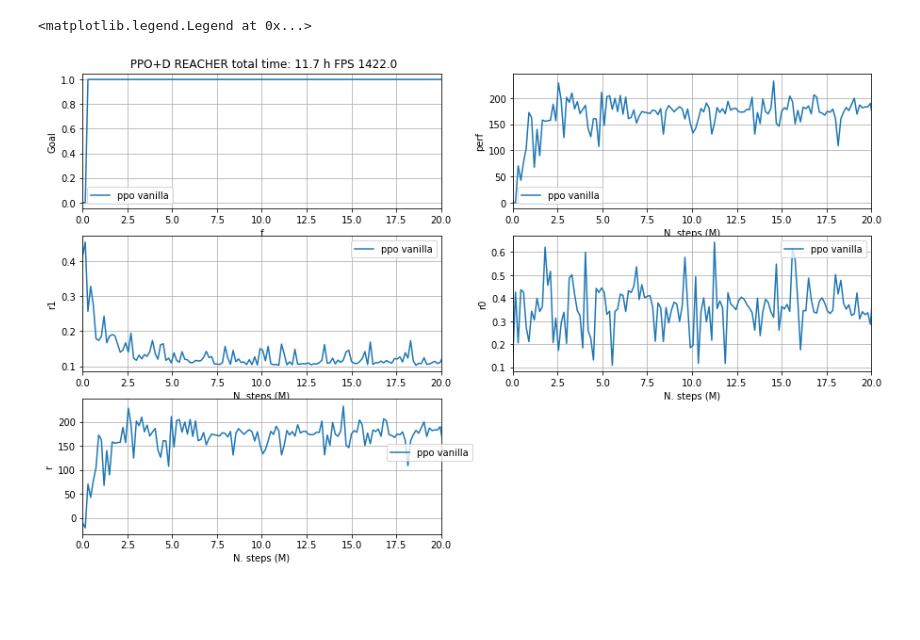
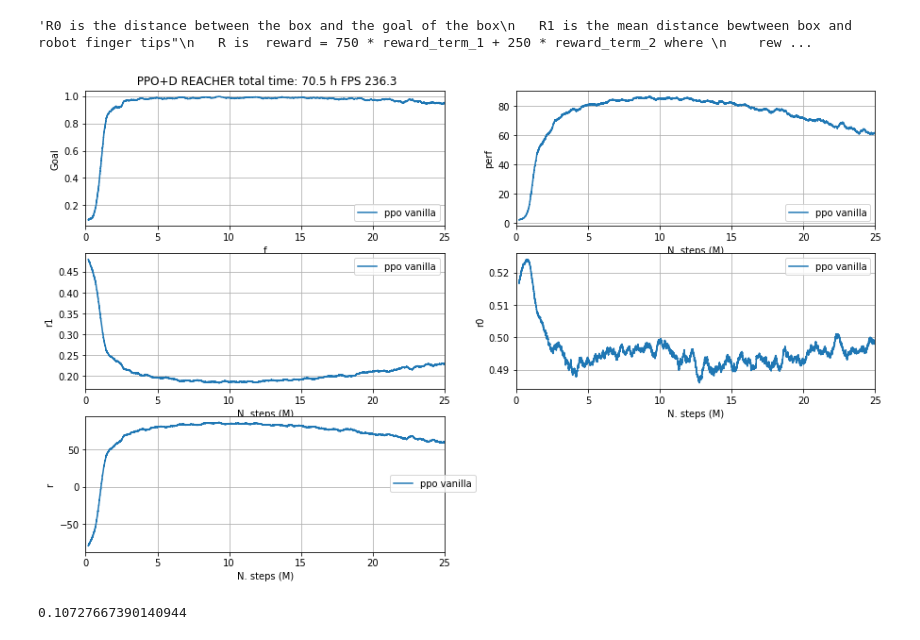
Before and after one commit to gabrielelibardi/ppo-multiuse, a Jupyter notebook: trifinger_robot/Trifinger perfromance.ipynb, the cells around one changed output. Drawn from its saved outputs; the diff is of its cells as text; code cells hidden in the pictures; blank space fills up the shorter version.

```diff
--- a/trifinger_robot/Trifinger perfromance.ipynb
+++ b/trifinger_robot/Trifinger perfromance.ipynb
@@ -30,7 +30,7 @@ def get_data(my_dir):
     return df
 
 
-my_dir = '/workspace8/gabriele/RUNS/exp_rcc2'
+my_dir = '/workspace8/gabriele/RUNS/exp_rrc8'
 df = get_data(my_dir)
 
 
@@ -38,50 +38,63 @@ df = get_data(my_dir)
 time_limit = 0
 fig = plt.figure(clear=True, figsize=(15,9))
 
-
-roll = 1
+x_max = 25
+roll = 1000
 total_time = df['t'].iloc[-1]
 total_steps = df['l'].sum()
 total_episodes = df['r'].size
 
 ax = plt.subplot(3, 2, 1)
 ax.set_title(' {} total time: {:.1f} h FPS {:.1f}'.format('PPO+D REACHER',total_time/3600, total_steps/total_time))
-df[['f','goal']].rolling(roll).mean().iloc[0:-1:40].plot('f','goal',  ax=ax,label='ppo vanilla')
+df[['f','goal']].rolling(roll).mean().plot('f','goal',  ax=ax,label='ppo vanilla')
 
 ax.set_ylabel('Goal')
 ax.grid(True)
-plt.xlim((0, 20))
+plt.xlim((0, x_max))
 
 ax = plt.subplot(3, 2, 2)
-df[['f','perf']].rolling(roll).mean().iloc[0:-1:40].plot('f','perf',  ax=ax,label='ppo vanilla')
+df[['f','perf']].rolling(roll).mean().plot('f','perf',  ax=ax,label='ppo vanilla')
 ax.set_xlabel('N. steps (M)')
 ax.set_ylabel('perf')
-plt.xlim((0, 20))
+plt.xlim((0, x_max))
 ax.grid(True)
 
 ax = plt.subplot(3, 2, 3)
-df[['f','r1']].rolling(roll).mean().iloc[0:-1:40].plot('f','r1',  ax=ax,label='ppo vanilla')
+df[['f','r1']].rolling(roll).mean().plot('f','r1',  ax=ax,label='ppo vanilla')
 ax.set_xlabel('N. steps (M)')
 ax.set_ylabel('r1')
-plt.xlim((0, 20))
+plt.xlim((0, x_max))
 ax.grid(True)
 
 ax = plt.subplot(3, 2, 4)
-df[['f','r0']].rolling(roll).mean().iloc[0:-1:40].plot('f','r0',  ax=ax,label='ppo vanilla')
+df[['f','r0']].rolling(roll).mean().plot('f','r0',  ax=ax,label='ppo vanilla')
 ax.set_xlabel('N. steps (M)')
 ax.set_ylabel('r0')
-plt.xlim((0, 20))
+plt.xlim((0, x_max))
 ax.grid(True)
 
 ax = plt.subplot(3, 2, 5)
-df[['f','r']].rolling(roll).mean().iloc[0:-1:40].plot('f','r',  ax=ax,label='ppo vanilla')
+df[['f','r']].rolling(roll).mean().plot('f','r',  ax=ax,label='ppo vanilla')
 ax.set_xlabel('N. steps (M)')
 ax.set_ylabel('r')
-plt.xlim((0, 20))
+plt.xlim((0, x_max))
 ax.grid(True)
 
 #ax.legend(loc=4, prop={'size': 10})#
 ax.legend(bbox_to_anchor=(1.1, 0.6))
+
+
+
+"""R0 is the distance between the box and the goal of the box
+   R1 is the mean distance bewtween box and robot finger tips"
+   R is  reward = 750 * reward_term_1 + 250 * reward_term_2 where
+    reward_term_1 is the delta the fingertips got gloser to the box,
+    and reward_term_2 is the delta of how much th box has gotten closer to the target position
+"""
 # %% [output]
-<matplotlib.legend.Legend at 0x...>
+'R0 is the distance between the box and the goal of the box\n   R1 is the mean distance bewtween box and robot finger tips"\n   R is  reward = 750 * reward_term_1 + 250 * reward_term_2 where \n    rew ...
-[figure, old version]
+[figure, new version]
+# %%
+min(df['r0'])
+# %% [output]
+0.10727667390140944
```
Also changed, not shown: parts of 4 cells of this notebook, 4 other files.
